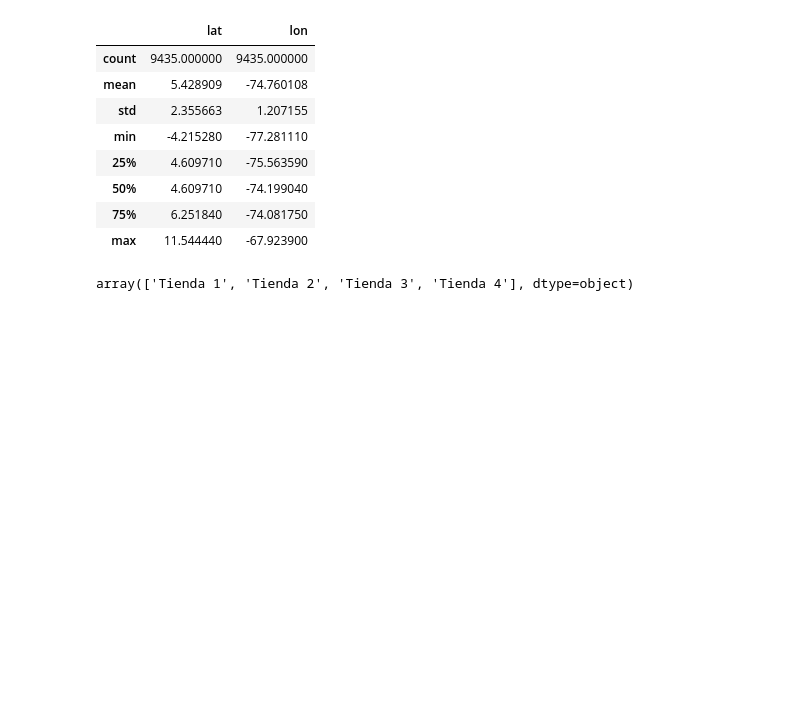
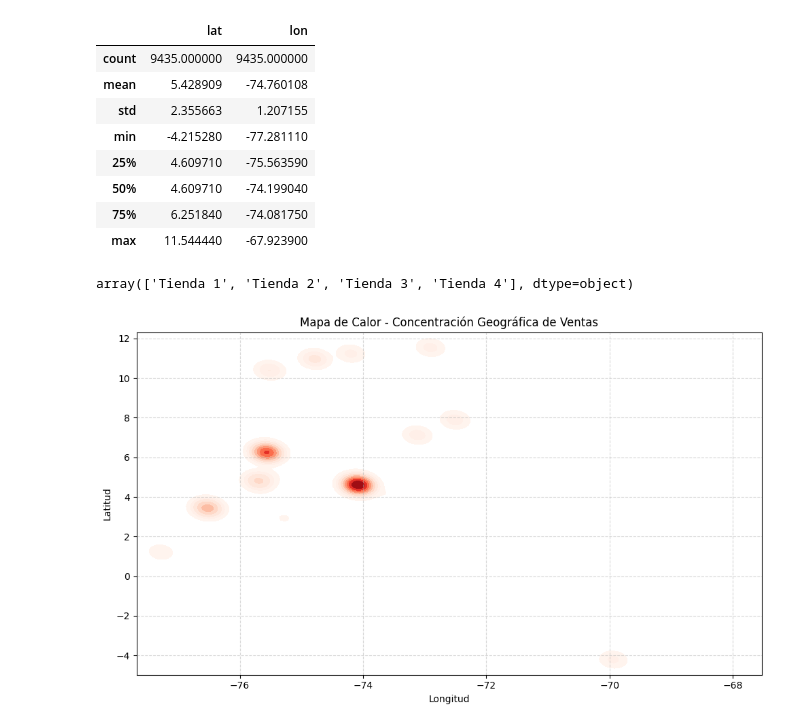
Before and after one commit to Mata-68/desafio_alura_store, a Jupyter notebook: DesafioAluraStoreLatam.ipynb, the cells around one changed output. Saved outputs shown, nothing was run; the diff lists cells and outputs as text; code cells hidden in the pictures; blank space fills up the shorter version.

```diff
--- a/DesafioAluraStoreLatam.ipynb
+++ b/DesafioAluraStoreLatam.ipynb
@@ -795,3 +799,27 @@ df_total['Tienda'].unique()
 array(['Tienda 1', 'Tienda 2', 'Tienda 3', 'Tienda 4'], dtype=object)
 # %%
 df_total['Tienda'] = df_total['Tienda'].str.strip().str.title()
+# %%
+import matplotlib.pyplot as plt
+import seaborn as sns
+
+plt.figure(figsize=(10, 6))
+
+# Crear mapa de calor KDE
+sns.kdeplot(
+    x=df_total['lon'],
+    y=df_total['lat'],
+    cmap="Reds",        # Colormap rojo
+    fill=True,          # Rellenar el área bajo la curva
+    bw_adjust=0.5,      # Suavizado del kernel
+    thresh=0.05         # Umbral para visibilidad
+)
+
+plt.title('Mapa de Calor - Concentración Geográfica de Ventas')
+plt.xlabel('Longitud')
+plt.ylabel('Latitud')
+plt.grid(True, linestyle='--', alpha=0.5)
+plt.tight_layout()
+plt.show()
+# %% [output]
+[figure, added]
```
Also changed, not shown: parts of 5 cells of this notebook.
